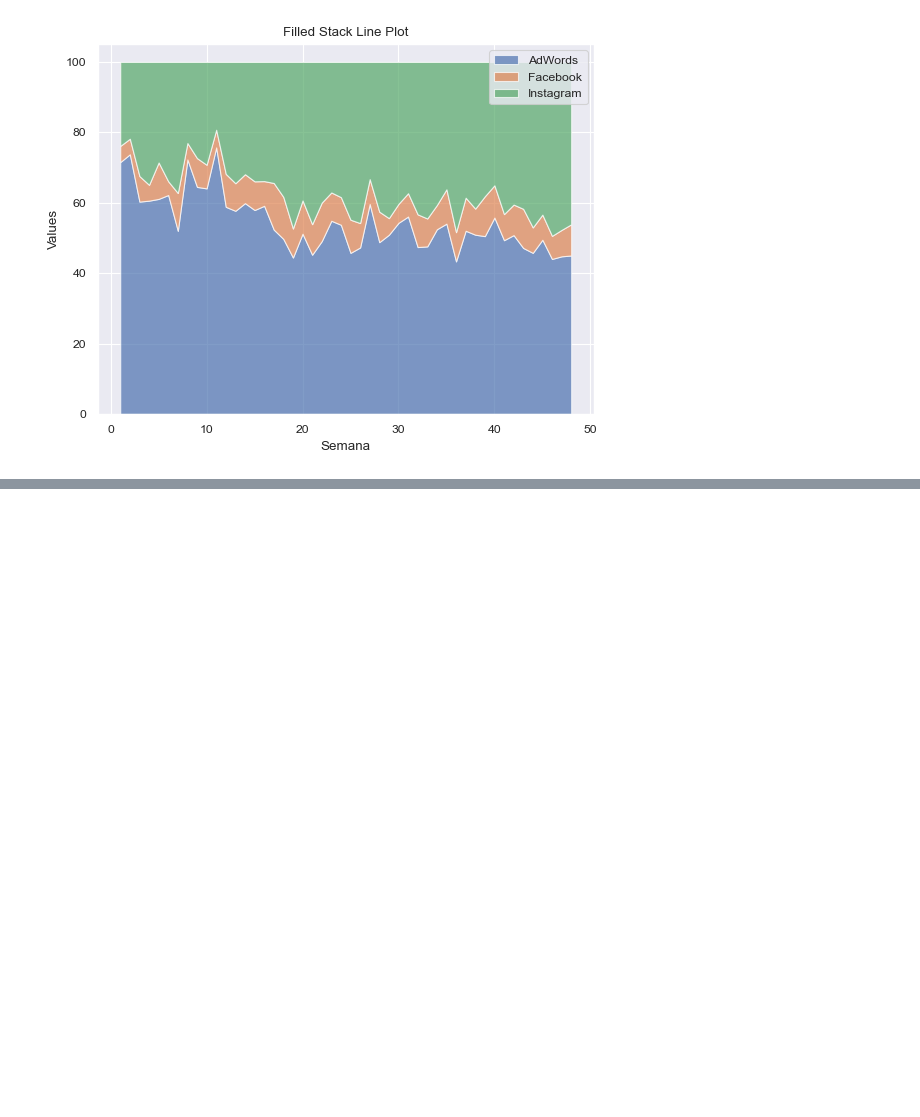
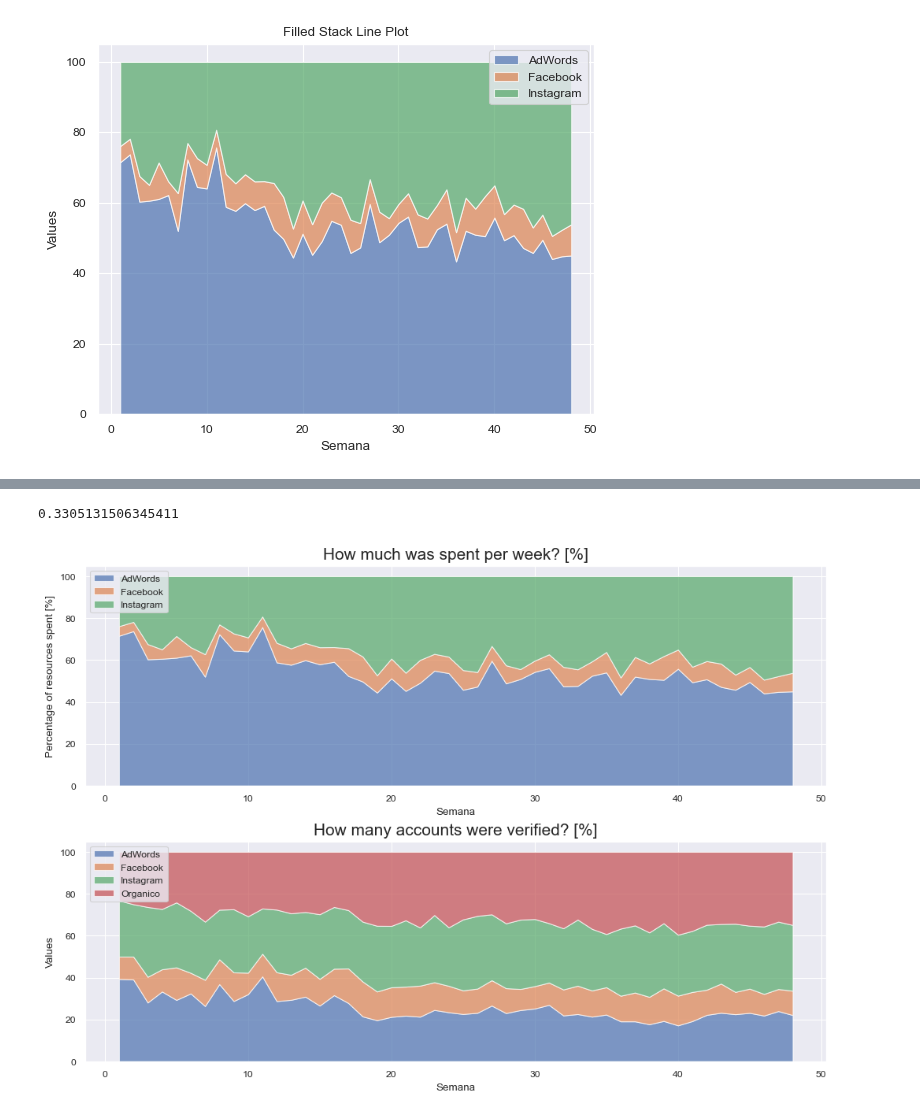
Before and after one commit to esolanoo/ProyectoTerminal_Ejercicios, a Jupyter notebook: Caso1/analysis.ipynb, the cells around one changed output, grey strips where cells are left out. Cells and saved outputs as stored; diff of their text form; code cells hidden in the pictures; blank space fills up the shorter version.

```diff
--- a/Caso1/analysis.ipynb
+++ b/Caso1/analysis.ipynb
@@ -174,0 +199,38 @@ plt.show()
+# %%
+data[data['Oe']>0].groupby('Canal').count().iloc[3, 3] / data[data['Oe']>0].shape[0]
+# %% [output]
+0.3305131506345411
+# %%
+
+fig = plt.figure(constrained_layout=True, figsize=(10,7))
+spec = gridspec.GridSpec(ncols=1, nrows=2, figure=fig)
+ax2 = fig.add_subplot(spec[0, 0])
+ax3 = fig.add_subplot(spec[1, 0])
+
+semana_canal['Total'] = semana_canal.sum(axis=1)
+for col in list(semana_canal.columns):
+    semana_canal[col] /= (semana_canal['Total']/100)
+semana_canal.drop(['Organico', 'Total'], axis=1, inplace=True)
+
+ax2.stackplot(range(1, 49), semana_canal['AdWords'], semana_canal['Facebook'], semana_canal['Instagram'],
+              labels=['AdWords','Facebook','Instagram'], alpha=0.7)
+ax2.legend(loc='upper left')
+ax2.set_xlabel('Semana')
+ax2.set_ylabel('Percentage of resources spent [%]')
+ax2.set_title('How much was spent per week? [%]', size=15)
+
+semana_canal2['Total'] = semana_canal2.sum(axis=1)
+for col in list(semana_canal2.columns):
+    semana_canal2[col] /= (semana_canal2['Total']/100)
+semana_canal2.drop('Total', axis=1, inplace=True)
+
+ax3.stackplot(range(1, 49), semana_canal2['AdWords'], semana_canal2['Facebook'], semana_canal2['Instagram'], semana_canal2['Organico'],
+              labels=['AdWords','Facebook','Instagram', 'Organico'], alpha=0.7)
+ax3.legend(loc='upper left')
+ax3.set_xlabel('Semana')
+ax3.set_ylabel('Values')
+ax3.set_title('How many accounts were verified? [%]', size=15)
+
+fig.savefig('Gasto-Verificado-Porcentaje.png', dpi=600)
+# %% [output]
+[figure, added]
```
Also changed, not shown: parts of 12 cells of this notebook, 6 other files.
